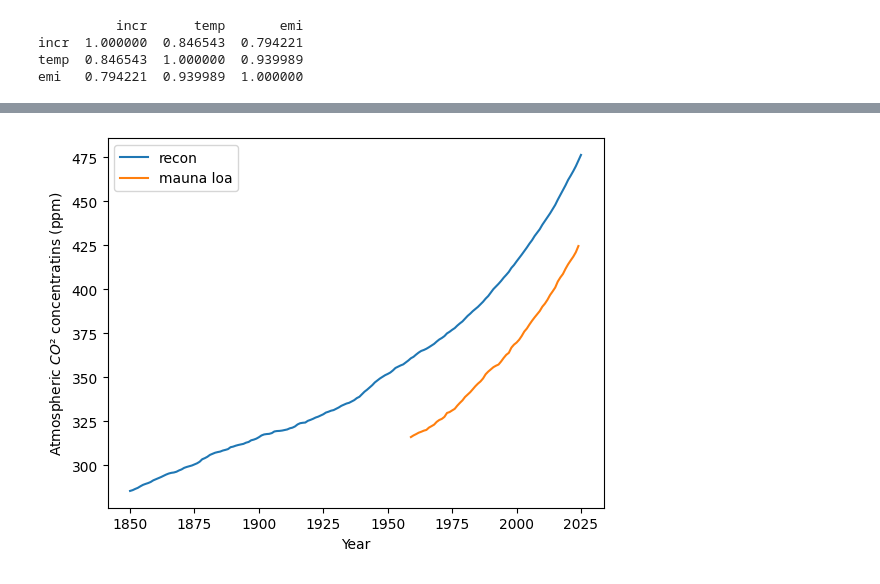
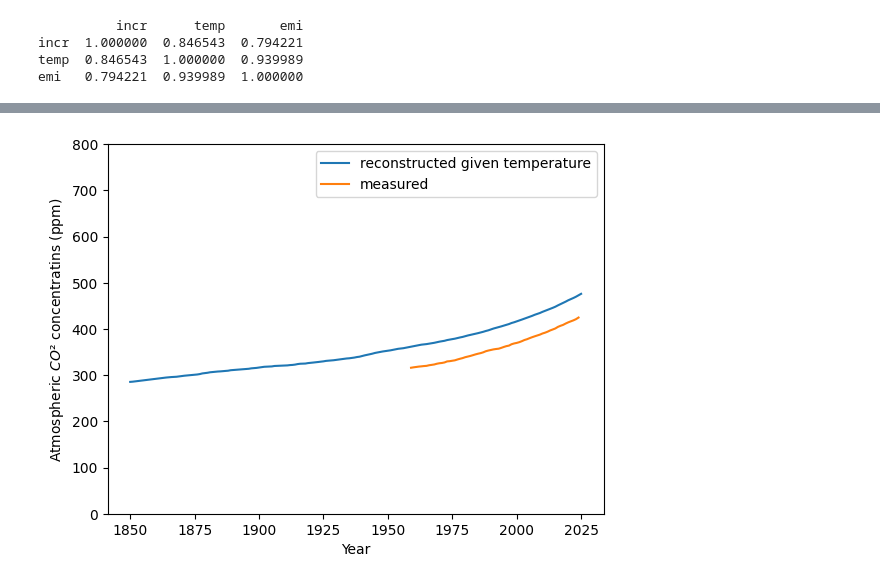
Before and after one commit to johanmon/Carbon, a Jupyter notebook: src/carbon.ipynb, the cells around one changed output, grey strips where cells are left out. Saved outputs shown, nothing was run; the diff lists cells and outputs as text; code cells hidden in the pictures.

```diff
--- a/src/carbon.ipynb
+++ b/src/carbon.ipynb
@@ -534,28 +574,29 @@ plt.savefig("../img/recon2.pdf")
 # %%
 path_name = '../data/noaa2.csv'
 
 noaa2 = pd.read_csv( path_name,
     comment="#",
     sep=",",
     decimal=".",
     dtype={"year": "int64"}
 )
 
 
 
 recon3 = noaa2.copy()
 
 # Predicted annual increase
-recon3["incr"] = 1.8 * recon3["anom"] + 1
+recon3["incr"] = 1.75 * recon3["anom"] + 1
 
 # Reconstructed concentration
 recon3["co2"] = 285.0 + recon3["incr"].cumsum()
 
-plt.plot(recon3["year"], recon3["co2"], label="recon")
-plt.plot(mauna.loc[(mauna["year"] >= 1959) & (mauna["year"] <= 2024)].groupby("year").mean()["average"], label="mauna loa")
+plt.plot(recon3["year"], recon3["co2"], label="reconstructed given temperature")
+plt.plot(mauna.loc[(mauna["year"] >= 1959) & (mauna["year"] <= 2024)].groupby("year").mean()["average"], label="measured")
+plt.ylim(0,800),
 plt.xlabel("Year")
 plt.ylabel(r"Atmospheric $CO²$ concentratins (ppm)")
 plt.legend()
-plt.savefig("../img/recon3.pdf")
+plt.savefig("img/recon3.pdf")
 # %% [output]
-[figure, old version]
+[figure, new version]
```
Also changed, not shown: parts of 27 cells of this notebook, 38 other files.
